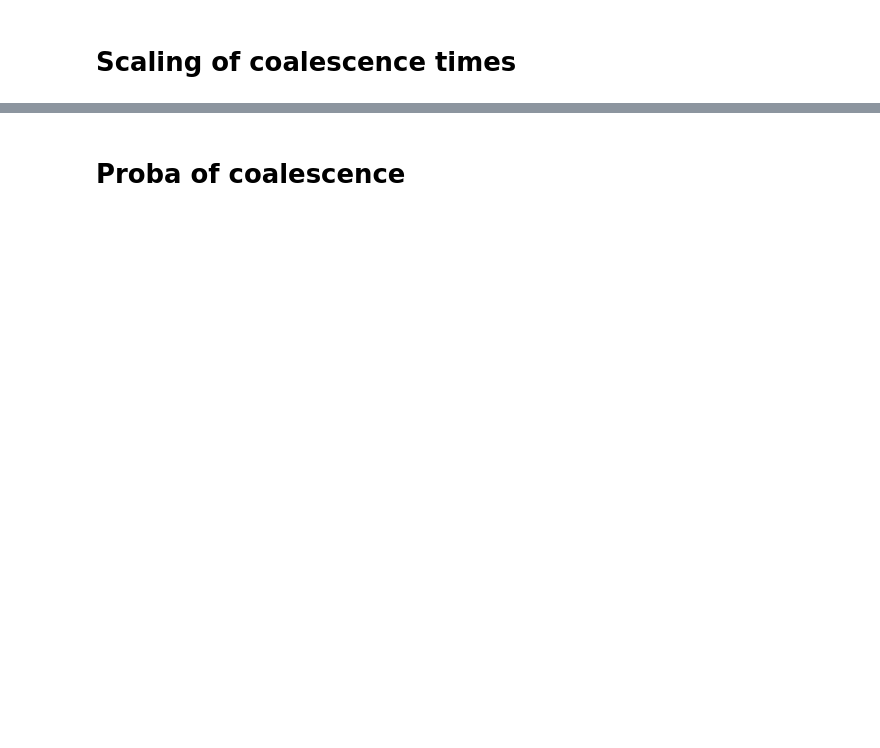
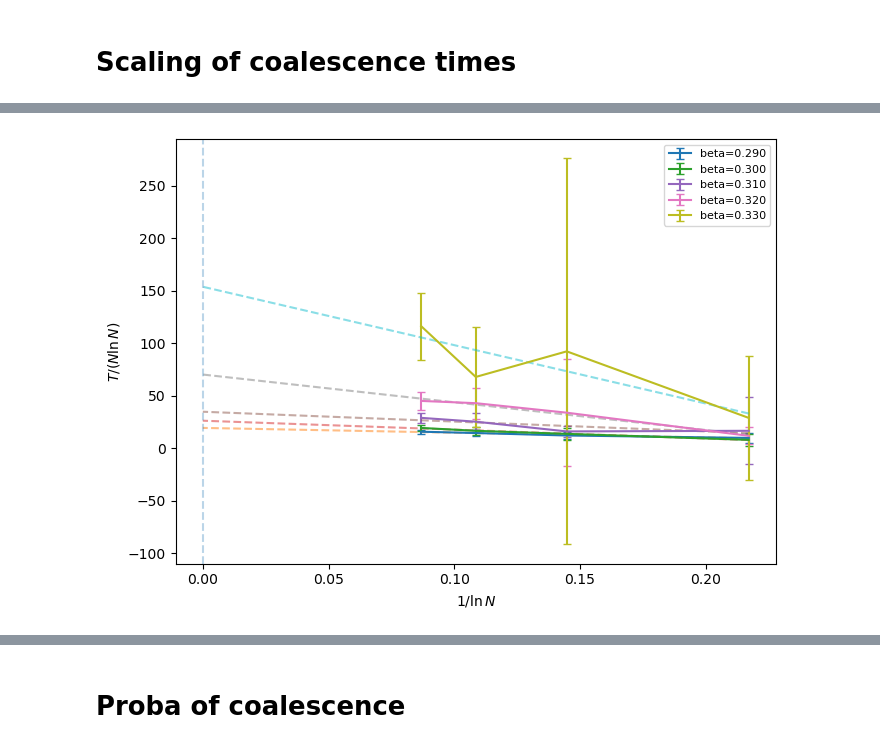
Before and after one commit to LouiseBudzynski/Bounding_Chain_Disordered_Ising_Models, a Jupyter notebook: notebooks/read_coal_time.ipynb, the cells around one changed output, grey strips where cells are left out. Cells and saved outputs as stored; diff of their text form; code cells hidden in the pictures; blank space fills up the shorter version.

```diff
--- a/notebooks/read_coal_time.ipynb
+++ b/notebooks/read_coal_time.ipynb
@@ -69,0 +82,27 @@ plt.show()
+# %%
+fig, ax = plt.subplots(figsize=(7, 5))
+
+beta_to_exclude = []
+for beta in sorted(df_filtered['beta'].unique()):
+    if beta in beta_to_exclude:
+        continue
+    sub_df = df_filtered[df_filtered['beta'] == beta].sort_values('N')
+    N = sub_df['N'].values
+    T = sub_df['mean_coal_time'].values
+    sT = sub_df['std_coal_time'].values
+    x = 1 / np.log(N)
+    y = T / (N * np.log(N))
+    yerr = sT / (N * np.log(N))
+    ax.errorbar(x, y, yerr=yerr, label=f'beta={beta:.3f}', capsize=3)
+    coeffs = np.polyfit(x, y, 1)
+    x_fit = np.linspace(x.max(), 0, 100)
+    ax.plot(x_fit, np.polyval(coeffs, x_fit), linestyle='--', alpha=0.5)
+
+ax.axvline(0, linestyle='--', alpha=0.3)
+ax.set_xlabel(r'$1 / \ln N$')
+ax.set_ylabel(r'$T / (N \ln N)$')
+ax.legend(fontsize=8)
+plt.tight_layout()
+plt.show()
+# %% [output]
+[figure, added]
```
Also changed, not shown: parts of 7 cells of this notebook, 14 other files.
